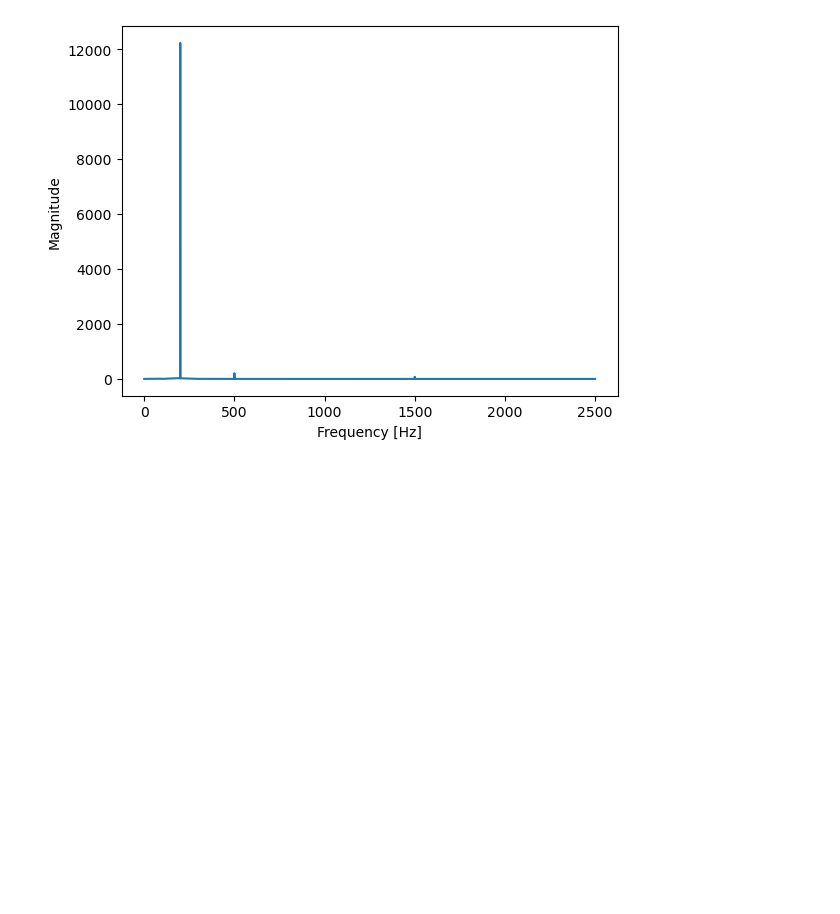
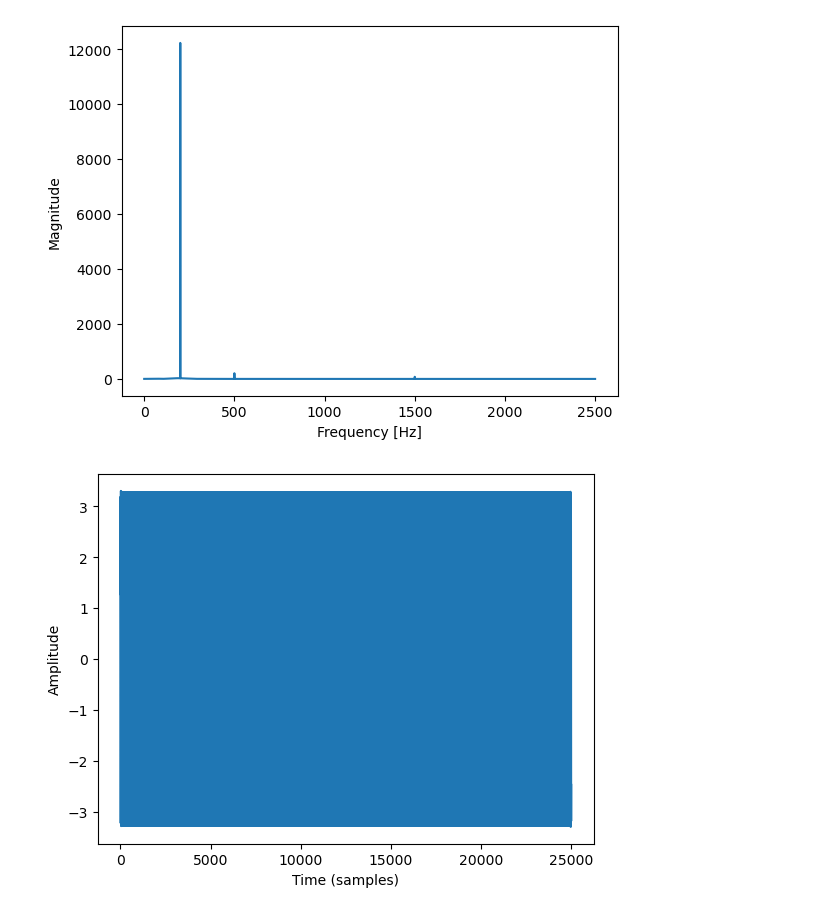
Before and after one commit to vitorfraga12/PDS-Exercicio-Computacional-2, a Jupyter notebook: Questao3.ipynb, the cells around one changed output. Cells and saved outputs as stored; diff of their text form; code cells hidden in the pictures; blank space fills up the shorter version.

```diff
--- a/Questao3.ipynb
+++ b/Questao3.ipynb
@@ -39,3 +39,21 @@ plt.show()
 # %% [output]
 [figure]
 [figure]
+# %%
+duracao = (len(bipsin_mixed))/fs
+n = np.arange(-duracao/2, duracao/2, 1/fs)
+fc = 300 # Frequência de corte do filtro
+
+# Fazendo um sinal no dominio do tempo h[n] que seja uma sinc com frequência igual a 300Hz
+h = np.sinc(2*fc*n)
+
+# Fazendo a convolução entre o sinal de entrada e o filtro h[n]
+bipsin_filtered = np.convolve(bipsin_mixed, h, mode='same')
+#bipsin_filtered = bipsin_filtered/3
+
+plt.plot(bipsin_filtered)
+plt.xlabel('Time (samples)')
+plt.ylabel('Amplitude')
+plt.show()
+# %% [output]
+[figure, added]
```
Also changed, not shown: parts of 2 cells of this notebook, 3 other files.
